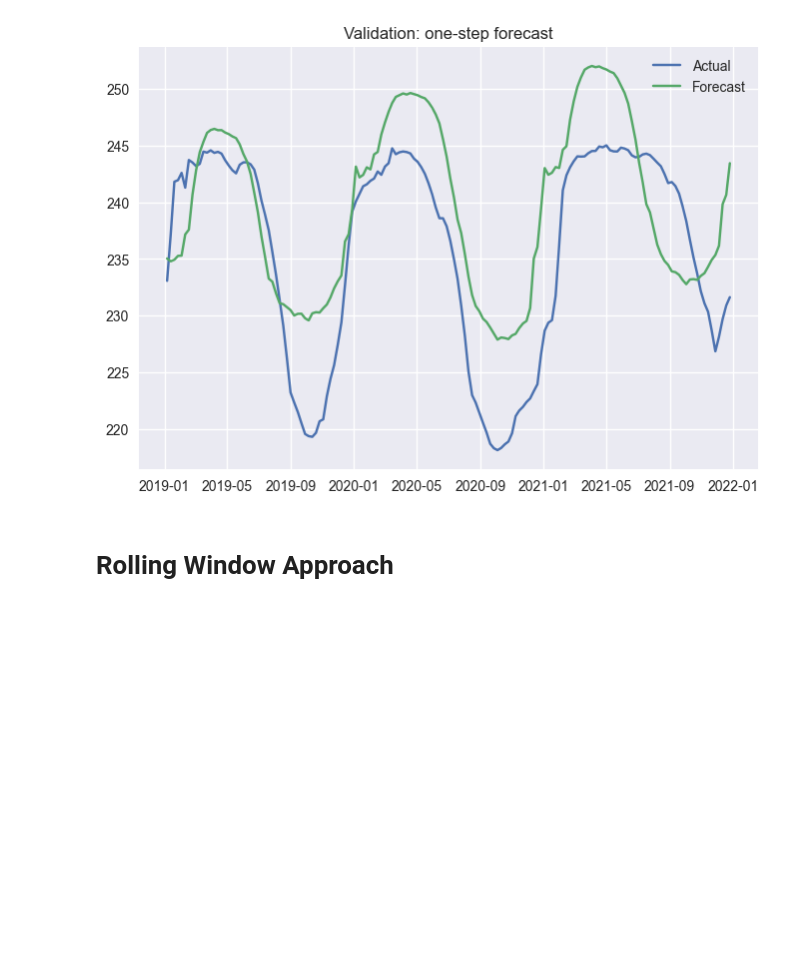
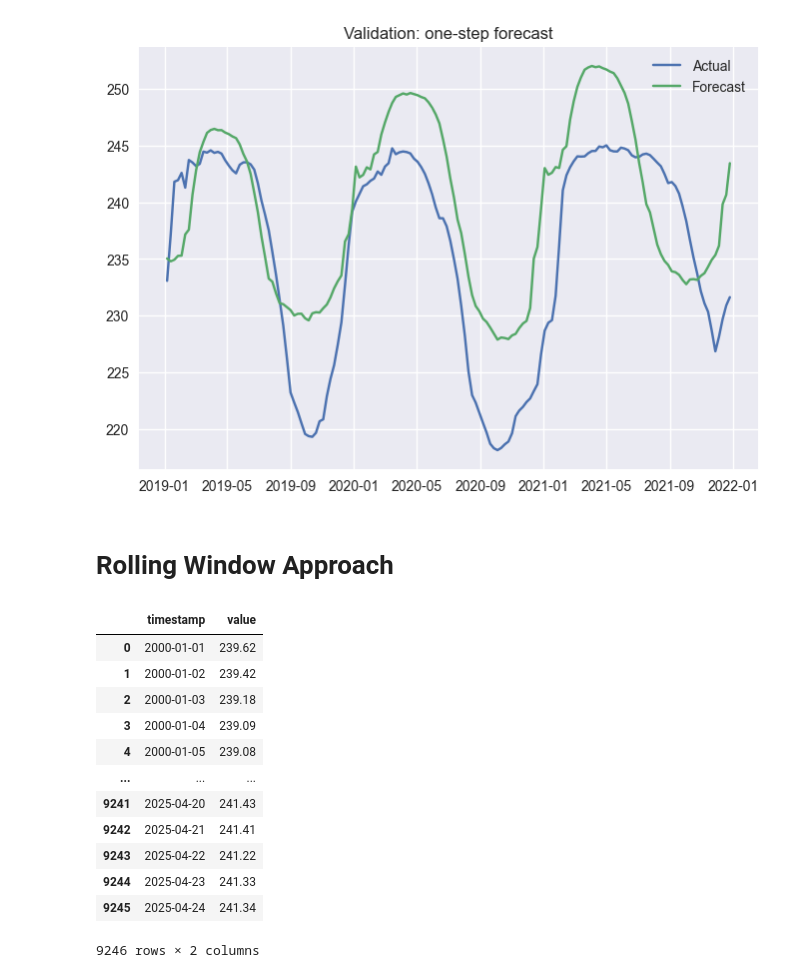
Before and after one commit to Marius-Knipp/edersee-water-prediction, a Jupyter notebook: notebooks/SARIMA.ipynb, the cells around one changed output. Cells and saved outputs as stored; diff of their text form; code cells hidden in the pictures; blank space fills up the shorter version.

```diff
--- a/notebooks/SARIMA.ipynb
+++ b/notebooks/SARIMA.ipynb
@@ -175,3 +179,18 @@ plt.legend(); plt.title("Validation: one-step forecast"); plt.show()
 # Rolling Window Approach
 # %%
 df = pd.read_csv('../data/processed/water_levels_daily.csv', parse_dates=['timestamp'])
+df
+# %% [output]
+|  | timestamp | value |
+| 0 | 2000-01-01 | 239.62 |
+| 1 | 2000-01-02 | 239.42 |
+| 2 | 2000-01-03 | 239.18 |
+| 3 | 2000-01-04 | 239.09 |
+| 4 | 2000-01-05 | 239.08 |
+| ... | ... | ... |
+| 9241 | 2025-04-20 | 241.43 |
+| 9242 | 2025-04-21 | 241.41 |
+| 9243 | 2025-04-22 | 241.22 |
+| 9244 | 2025-04-23 | 241.33 |
+| 9245 | 2025-04-24 | 241.34 |
+9246 rows × 2 columns
```
Also changed, not shown: parts of 9 cells of this notebook.
